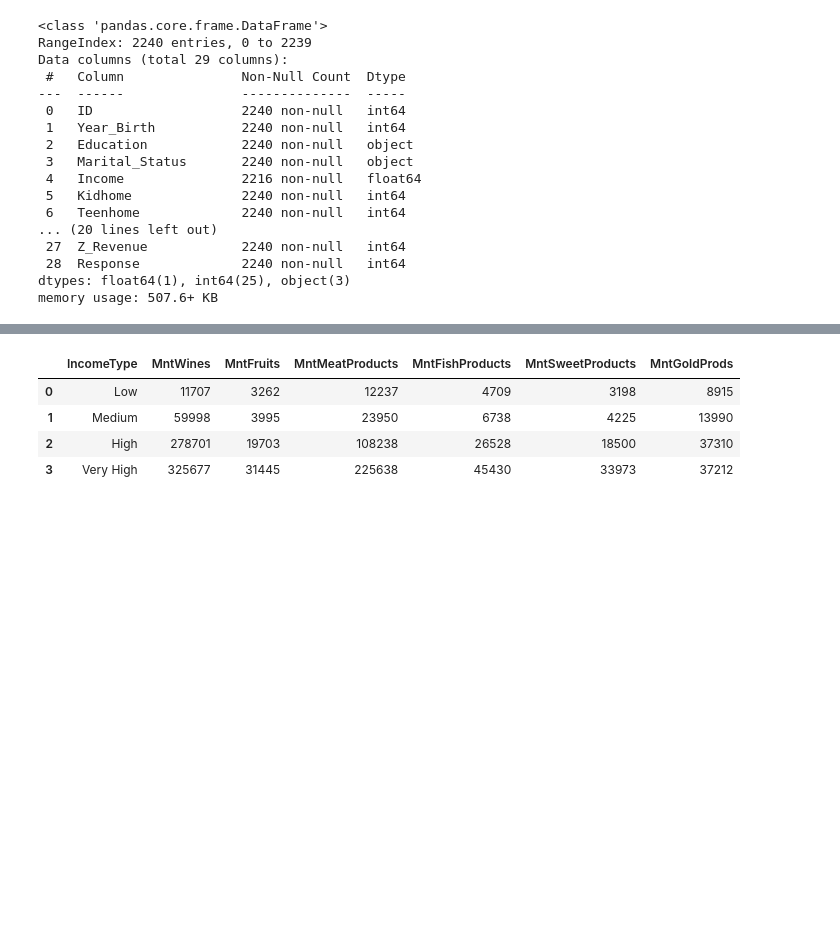
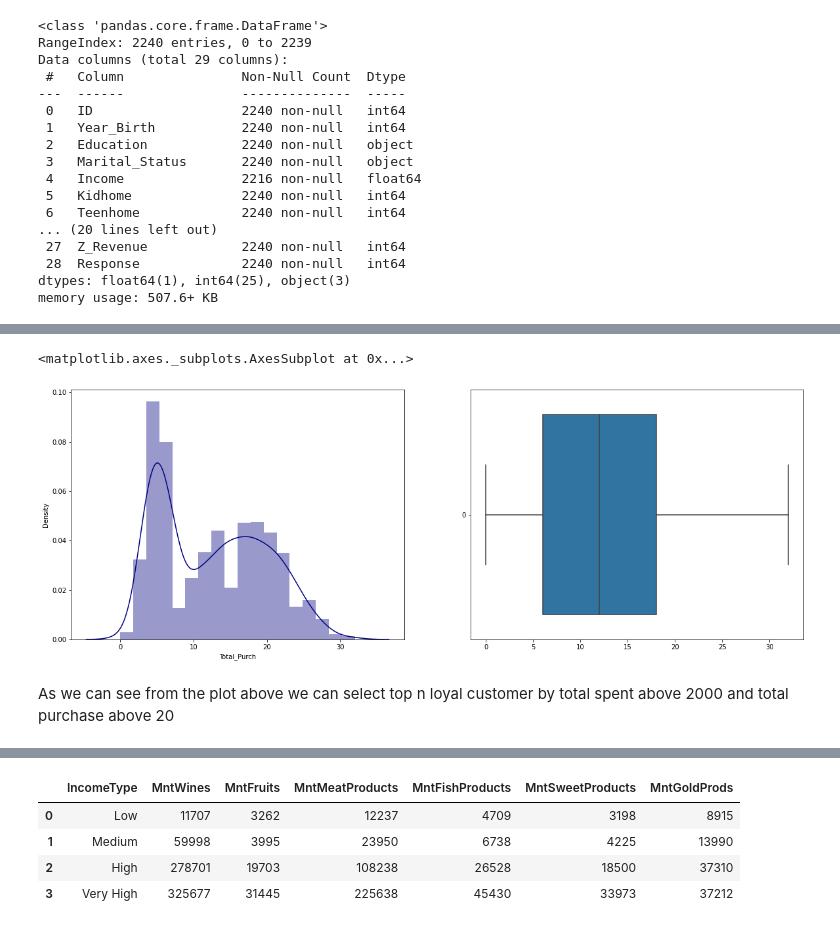
Before and after one commit to widyaayuningtyas7/EDA-Customer-Personality-Analysis, a Jupyter notebook: EDA_Customer_Personality_Analysis.ipynb, the cells around one changed output, grey strips where cells are left out. Saved outputs shown, nothing was run; the diff lists cells and outputs as text; code cells hidden in the pictures; blank space fills up the shorter version.

```diff
--- a/EDA_Customer_Personality_Analysis.ipynb
+++ b/EDA_Customer_Personality_Analysis.ipynb
@@ -215,0 +339,15 @@ df.head()
+# %%
+# Boxplot for total Purch
+plt.figure(figsize=(20,7))
+
+plt.subplot(1,2,1)
+sns.distplot(data['Total_Purch'],color='navy')
+
+plt.subplot(1,2,2)
+sns.boxplot(data = data["Total_Purch"],
+            orient="h")
+# %% [output]
+<matplotlib.axes._subplots.AxesSubplot at 0x...>
+[figure, added]
+# %% [markdown]
+As we can see from the plot above we can select top n loyal customer by total spent above 2000 and total purchase above 20
```
Also changed, not shown: parts of 47 cells of this notebook.
